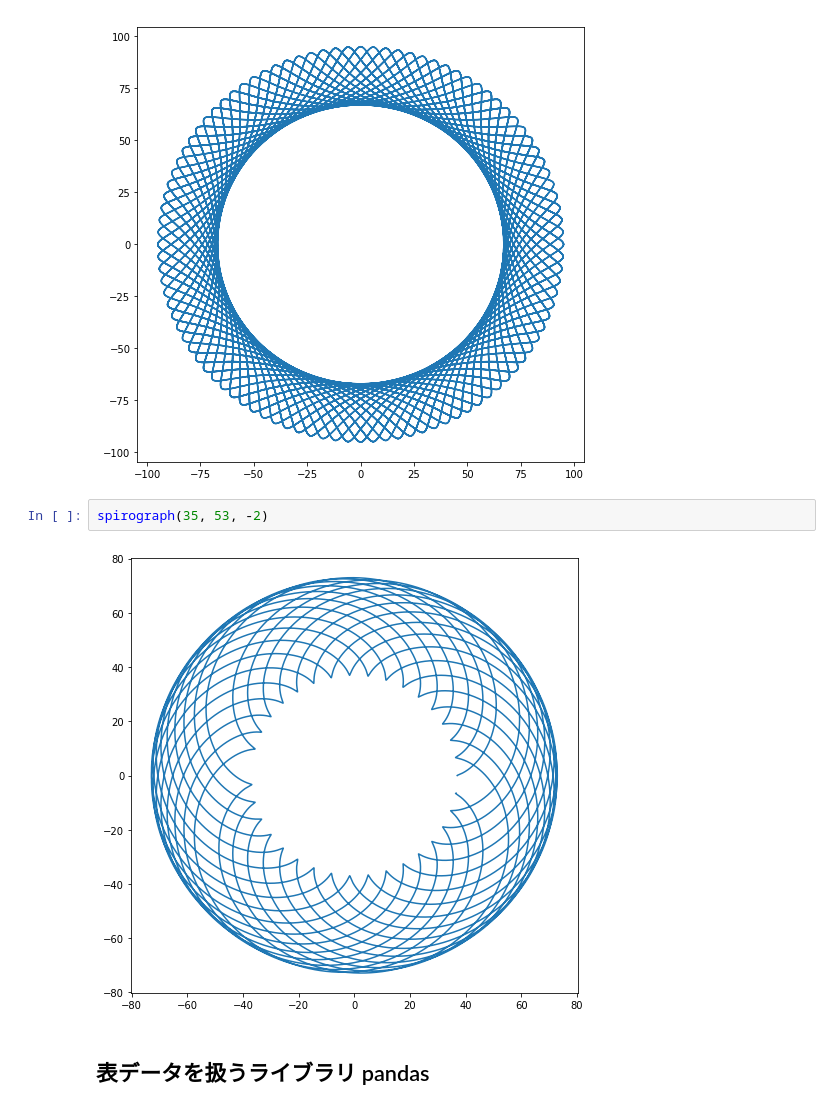
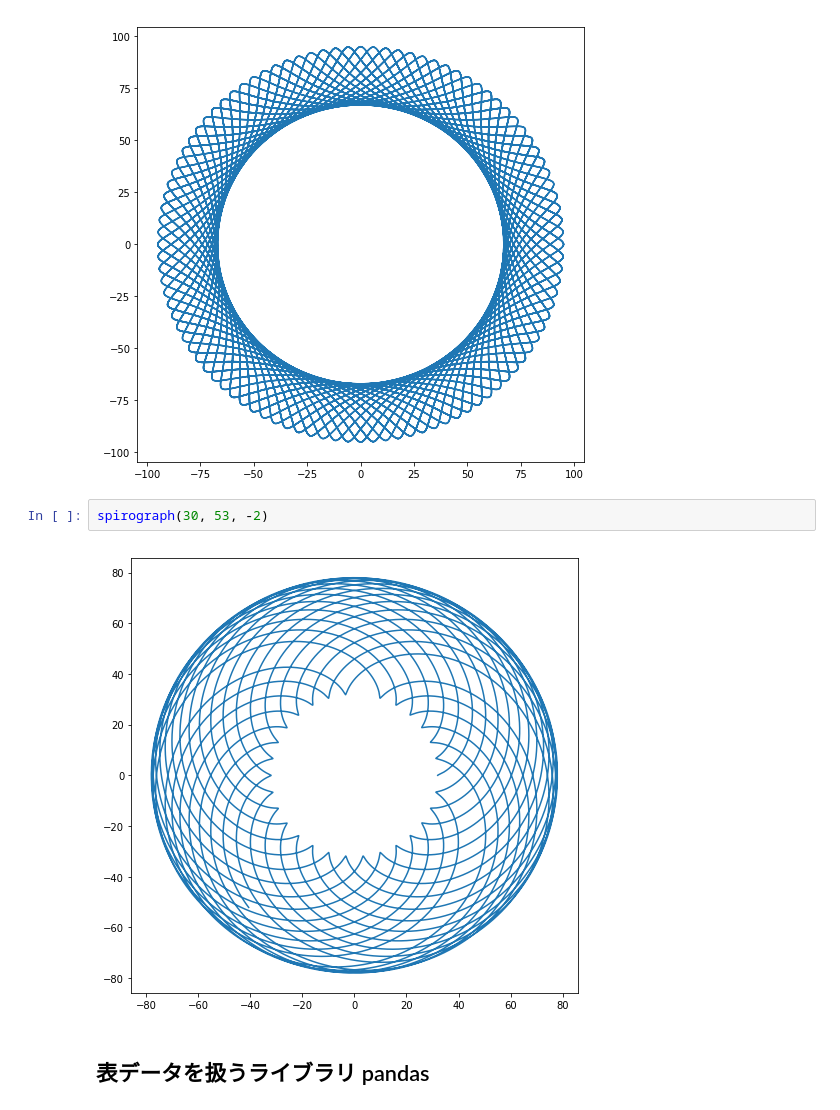
Before and after one commit to genome-sci/python_bioinfo_2018, a Jupyter notebook: 2-1_and_2-2/jupyter_introduction.ipynb, the cells around one changed output. Saved outputs shown, nothing was run; the diff lists cells and outputs as text.

```diff
--- a/2-1_and_2-2/jupyter_introduction.ipynb
+++ b/2-1_and_2-2/jupyter_introduction.ipynb
@@ -271,9 +270,9 @@ spirograph()
 # %% [output]
 [figure]
 # %%
-spirograph(35, 53, -2)
+spirograph(30, 53, -2)
 # %% [output]
-[figure, old version]
+[figure, new version]
 # %% [markdown]
 ## 表データを扱うライブラリ pandas
 # %%
```
Also changed, not shown: parts of 15 cells of this notebook.
